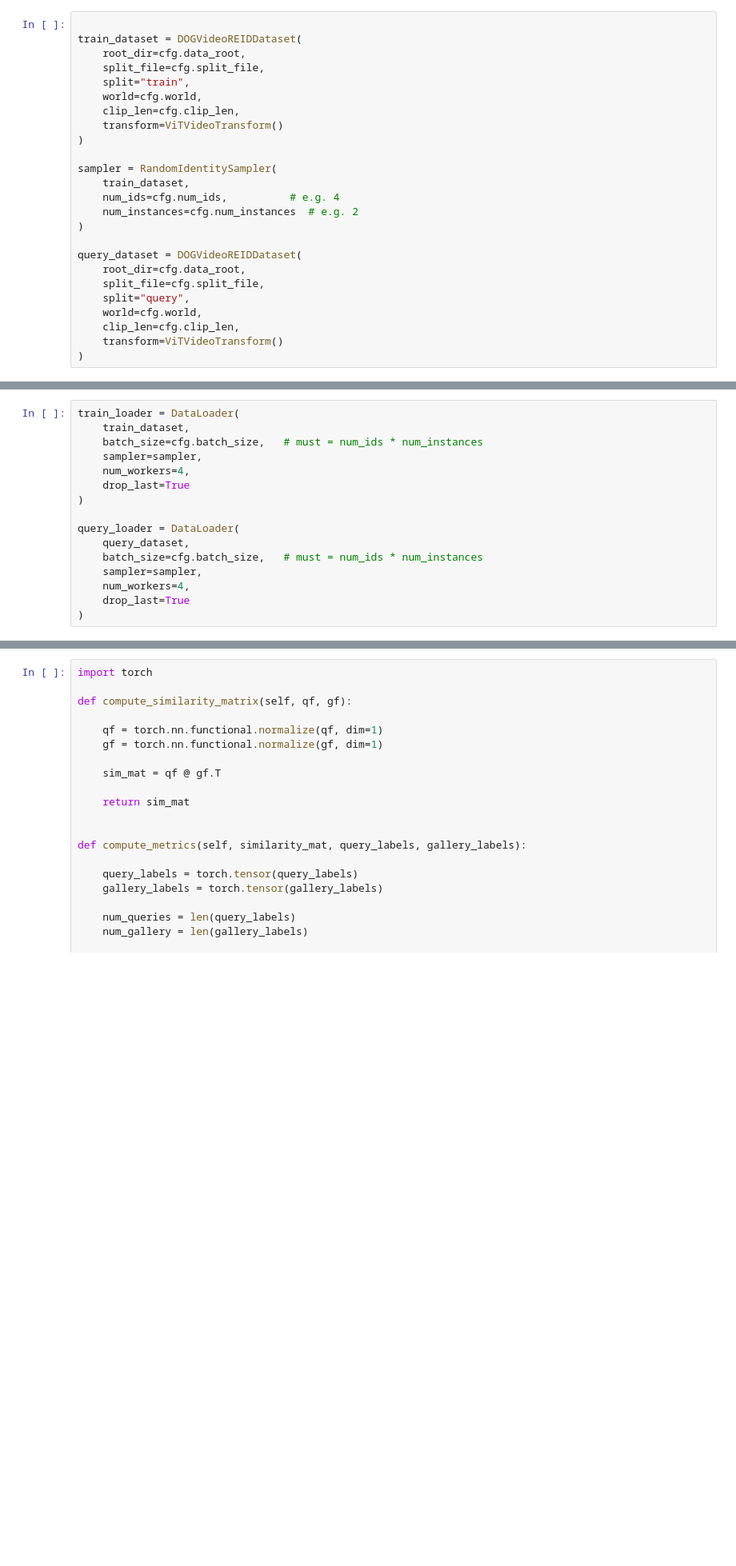
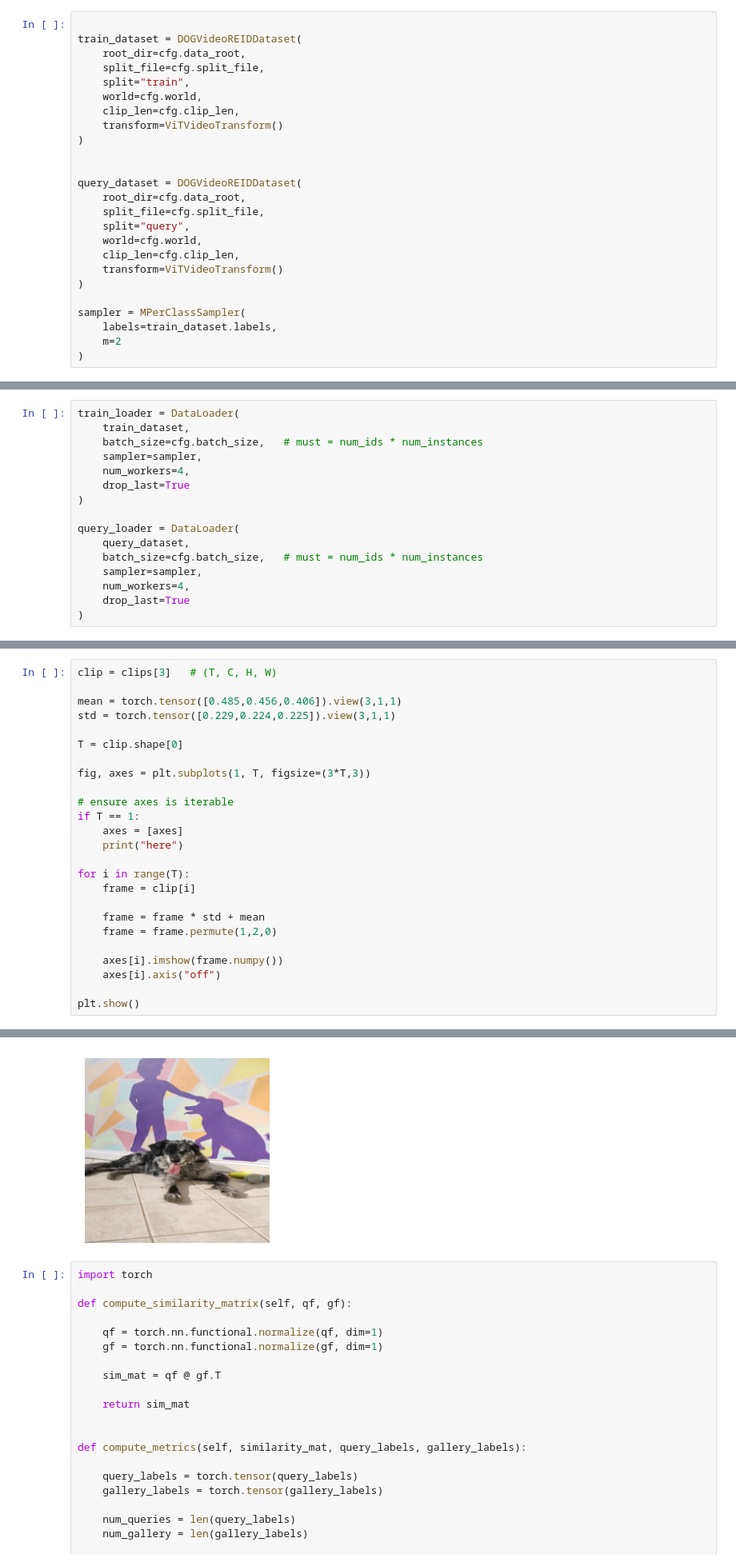
Before and after one commit to markoMedved/DogReID-1553, a Jupyter notebook: tests.ipynb, the cells around one changed output, grey strips where cells are left out. Shown at 80% size. Saved outputs shown, nothing was run; the diff lists cells and outputs as text; blank space fills up the shorter version.

```diff
--- a/tests.ipynb
+++ b/tests.ipynb
@@ -16,11 +16,6 @@ train_dataset = DOGVideoREIDDataset(
     transform=ViTVideoTransform()
 )
 
-sampler = RandomIdentitySampler(
-    train_dataset,
-    num_ids=cfg.num_ids,          # e.g. 4
-    num_instances=cfg.num_instances  # e.g. 2
-)
 
 query_dataset = DOGVideoREIDDataset(
     root_dir=cfg.data_root,
@@ -30,6 +25,11 @@ query_dataset = DOGVideoREIDDataset(
     clip_len=cfg.clip_len,
     transform=ViTVideoTransform()
 )
+
+sampler = MPerClassSampler(
+    labels=train_dataset.labels,
+    m=2
+)
 # %%
 print("Dataset size:", len(train_dataset))
 
@@ -98,0 +92,26 @@ Batch labels: torch.Size([8])
+# %%
+clip = clips[3]   # (T, C, H, W)
+
+mean = torch.tensor([0.485,0.456,0.406]).view(3,1,1)
+std = torch.tensor([0.229,0.224,0.225]).view(3,1,1)
+
+T = clip.shape[0]
+
+fig, axes = plt.subplots(1, T, figsize=(3*T,3))
+
+# ensure axes is iterable
+if T == 1:
+    axes = [axes]
+    print("here")
+
+for i in range(T):
+    frame = clip[i]
+
+    frame = frame * std + mean
+    frame = frame.permute(1,2,0)
+
+    axes[i].imshow(frame.numpy())
+    axes[i].axis("off")
+
+plt.show()
+# %% [output]
@@ -99,3 +119,4 @@ Batch labels: torch.Size([8])
+[figure, added]
 # %%
 import torch
 
```
Also changed, not shown: parts of 11 cells of this notebook, 9 other files.
